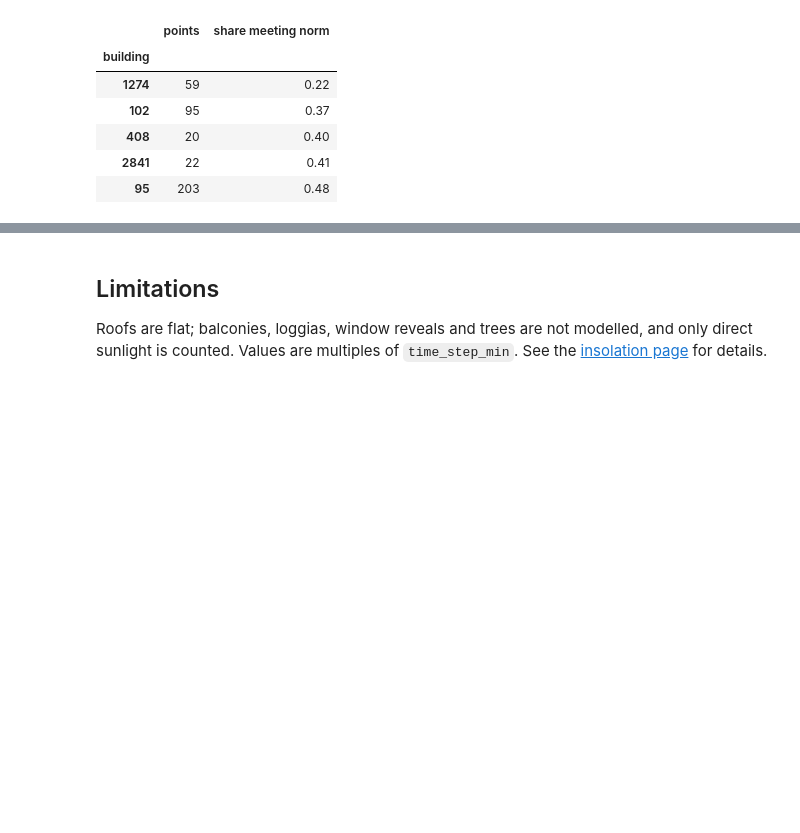
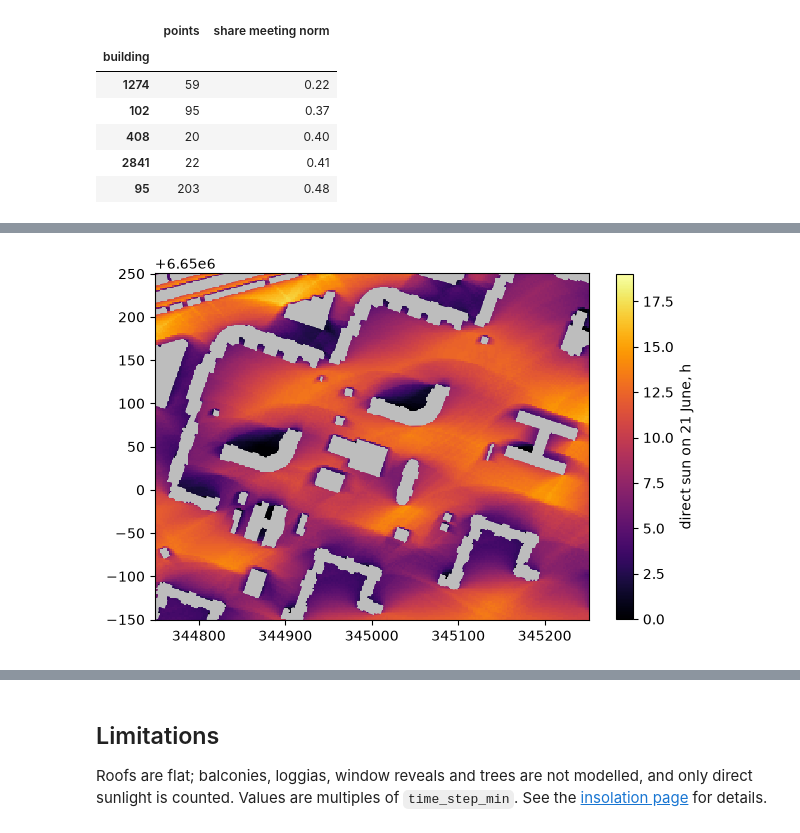
Before and after one commit to IDUclub/ObjectNat, a Jupyter notebook: docs/methods/examples/insolation.ipynb, the cells around one changed output, grey strips where cells are left out. Drawn from its saved outputs; the diff is of its cells as text; code cells hidden in the pictures; blank space fills up the shorter version.

```diff
--- a/docs/methods/examples/insolation.ipynb
+++ b/docs/methods/examples/insolation.ipynb
@@ -302,0 +311,16 @@ per_building.sort_values("share meeting norm").head(5).round(2)
+# %%
+my_buildings = buildings                                  # your footprints; HEIGHTS names the height columns
+my_area = shapely.box(344750, 6649850, 345250, 6650250)   # your area, in the CRS of the buildings
+my_scene = my_buildings[my_buildings.intersects(my_area.buffer(300))]
+
+sun = rasterize(get_insolation(my_scene, "2026-06-21", area=my_area, grid_step=2, output="receivers", **HEIGHTS),
+                "sun_hours")
+fig, ax = plt.subplots(figsize=(7, 5.6))
+ax.set_facecolor("#bdbdbd")  # cells without a receiver lie under buildings
+im = sun.plot(ax=ax, cmap="inferno", vmin=0, vmax=19)
+my_scene.clip(my_area).plot(ax=ax, color="#bdbdbd", linewidth=0)
+fig.colorbar(im, ax=ax, shrink=0.8, label="direct sun on 21 June, h")
+plt.show()
+# sun.to_geotiff("my_sun_hours.tif")  # for GIS
+# %% [output]
+[figure, added]
```
Also changed, not shown: parts of 4 cells of this notebook, 7 other files.
